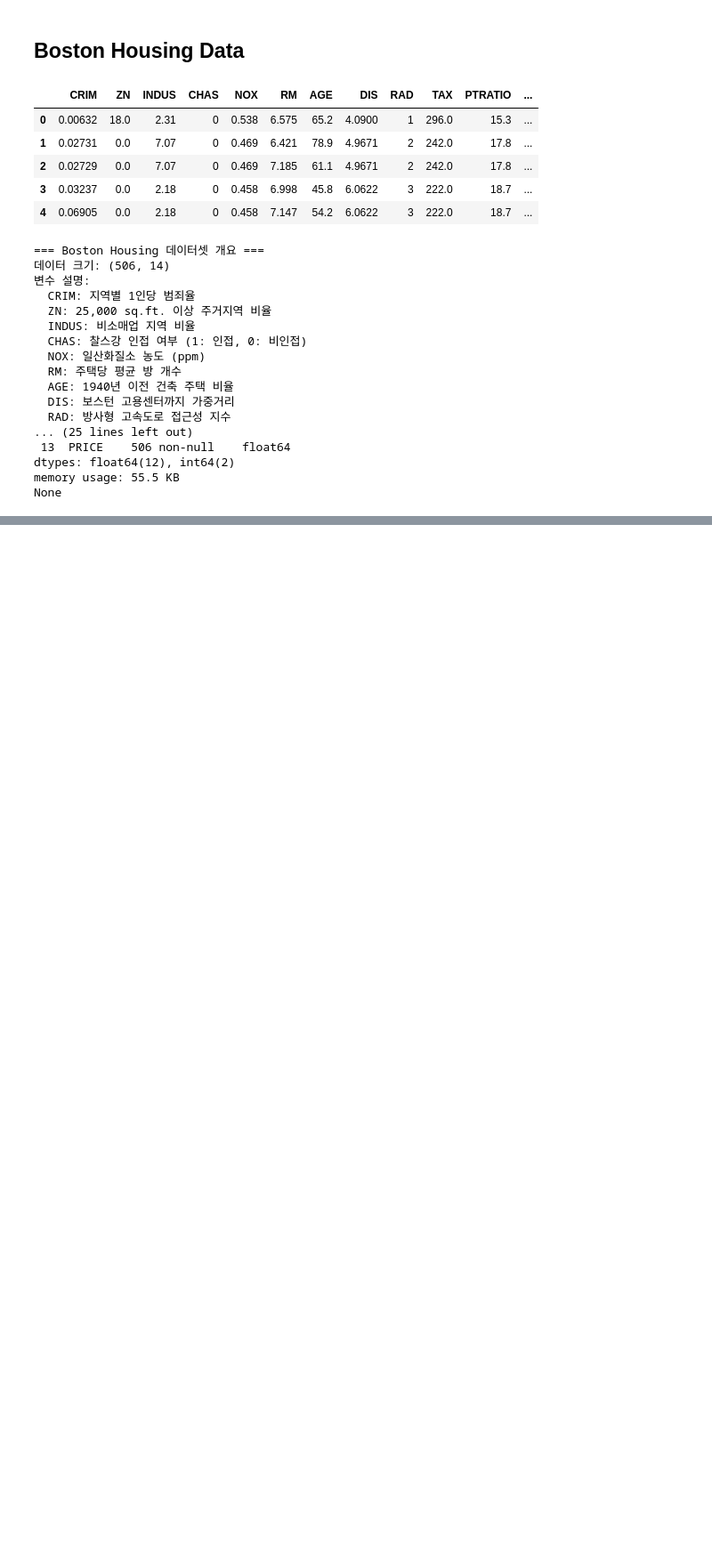
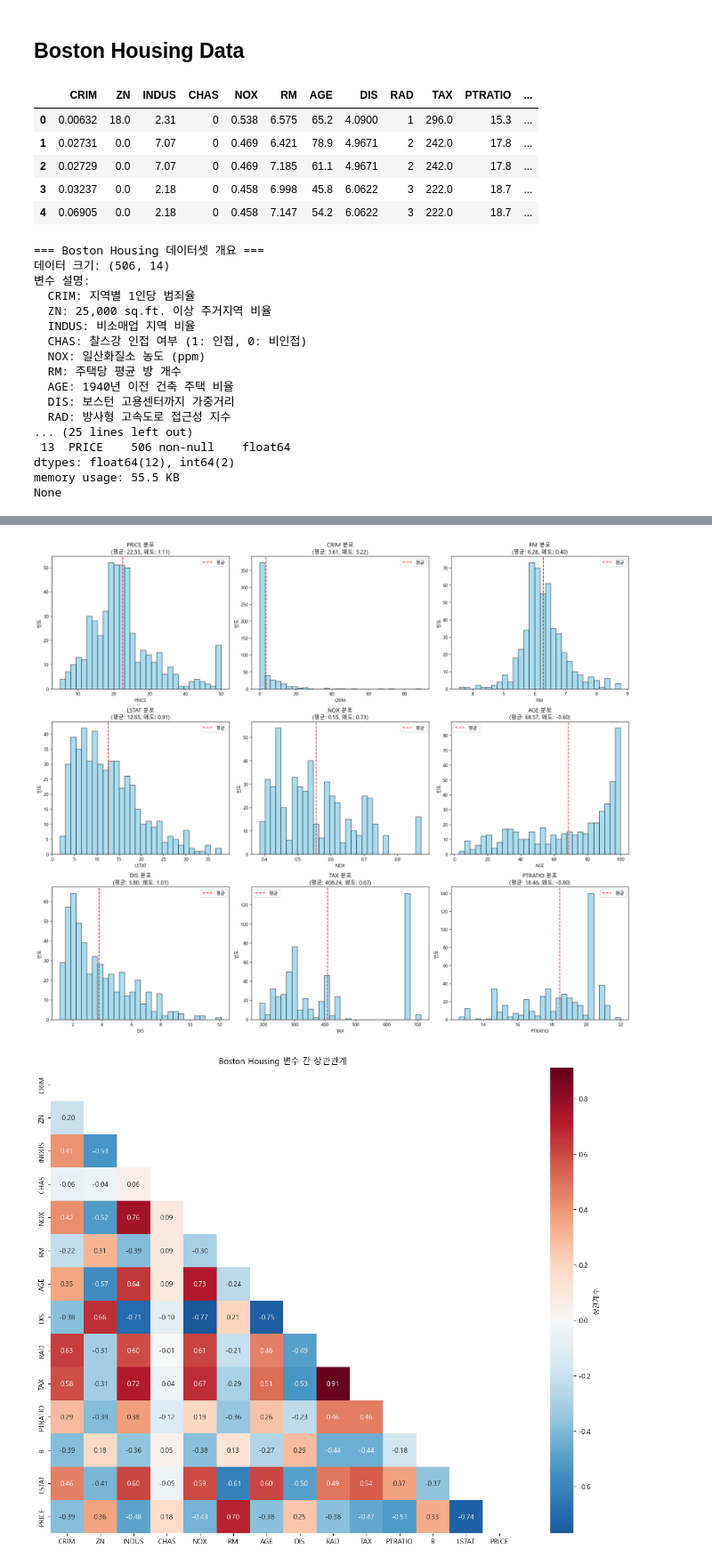
Before and after one commit to ming2tofu33/TIL, a Jupyter notebook: DataAnalysis/05-eda.ipynb, the cells around one changed output, grey strips where cells are left out. Shown at 89% size. Cells and saved outputs as stored; diff of their text form; code cells hidden in the pictures; blank space fills up the shorter version.

```diff
--- a/DataAnalysis/05-eda.ipynb
+++ b/DataAnalysis/05-eda.ipynb
@@ -107,0 +235,46 @@ def get_data_profile(df: pd.DataFrame, target_col=None):
+# %%
+# 3단계: 시각적 품질 진단
+fig, axes = plt.subplots(3, 3, figsize=(18, 15))
+axes = axes.ravel()
+
+# 주요 변수들의 분포 시각화
+key_vars = ['PRICE', 'CRIM', 'RM', 'LSTAT', 'NOX', 'AGE', 'DIS', 'TAX', 'PTRATIO']
+
+for i, var in enumerate(key_vars):
+    if i < len(axes):
+        # 히스토그램과 박스플롯 조합
+        ax = axes[i]
+
+        # 히스토그램
+        ax.hist(boston[var], bins=30, alpha=0.7, color='skyblue', edgecolor='black')
+        ax.set_title(f'{var} 분포\n(평균: {boston[var].mean():.2f}, 왜도: {boston[var].skew():.2f})')
+        ax.set_xlabel(var)
+        ax.set_ylabel('빈도')
+
+        # 평균선 표시
+        ax.axvline(boston[var].mean(), color='red', linestyle='--', alpha=0.8, label='평균')
+        ax.legend()
+
+plt.tight_layout()
+plt.show()
+
+# 상관관계 히트맵으로 품질 검증
+plt.figure(figsize=(14, 10))
+correlation_matrix = boston.corr()
+mask = np.triu(np.ones_like(correlation_matrix, dtype=bool))
+
+sns.heatmap(correlation_matrix, mask=mask, annot=True, fmt='.2f',
+            center=0, cmap='RdBu_r', square=True, cbar_kws={'label': '상관계수'})
+plt.title('Boston Housing 변수 간 상관관계')
+plt.tight_layout()
+plt.show()
+
+print("=== 상관관계 분석 결과 ===")
+price_corr = correlation_matrix['PRICE'].abs().sort_values(ascending=False)
+print("PRICE와 상관관계가 높은(>0.5) 변수들:")
+for var, corr in price_corr.items():
+    if var != 'PRICE' and corr > 0.5:
+        print(f"  {var}: {corr:.3f} ({'양의 상관관계' if correlation_matrix['PRICE'][var] > 0 else '음의 상관관계'})")
+# %% [output]
+[figure, added]
+[figure, added]
```
Also changed, not shown: parts of 2 cells of this notebook, 1 other file.
